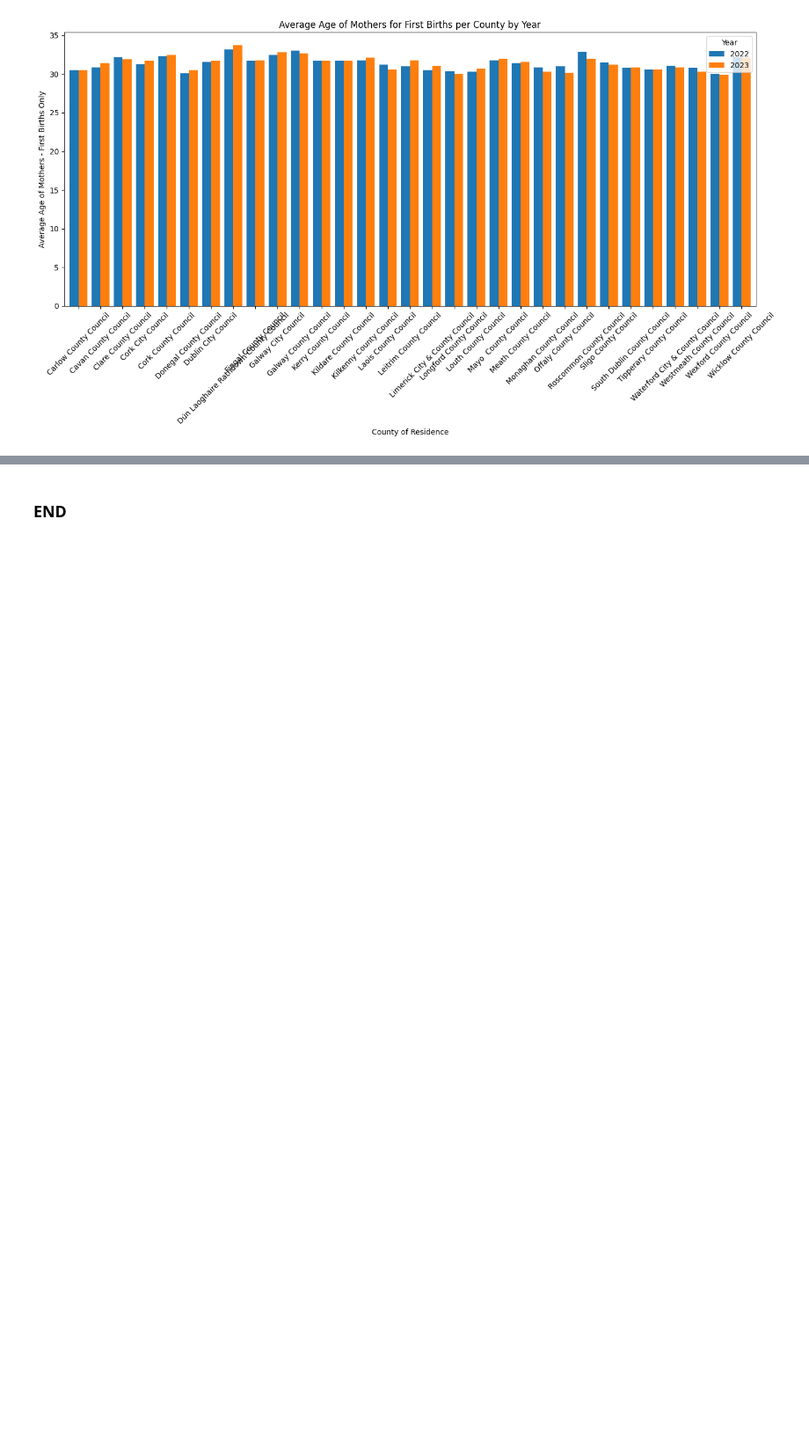
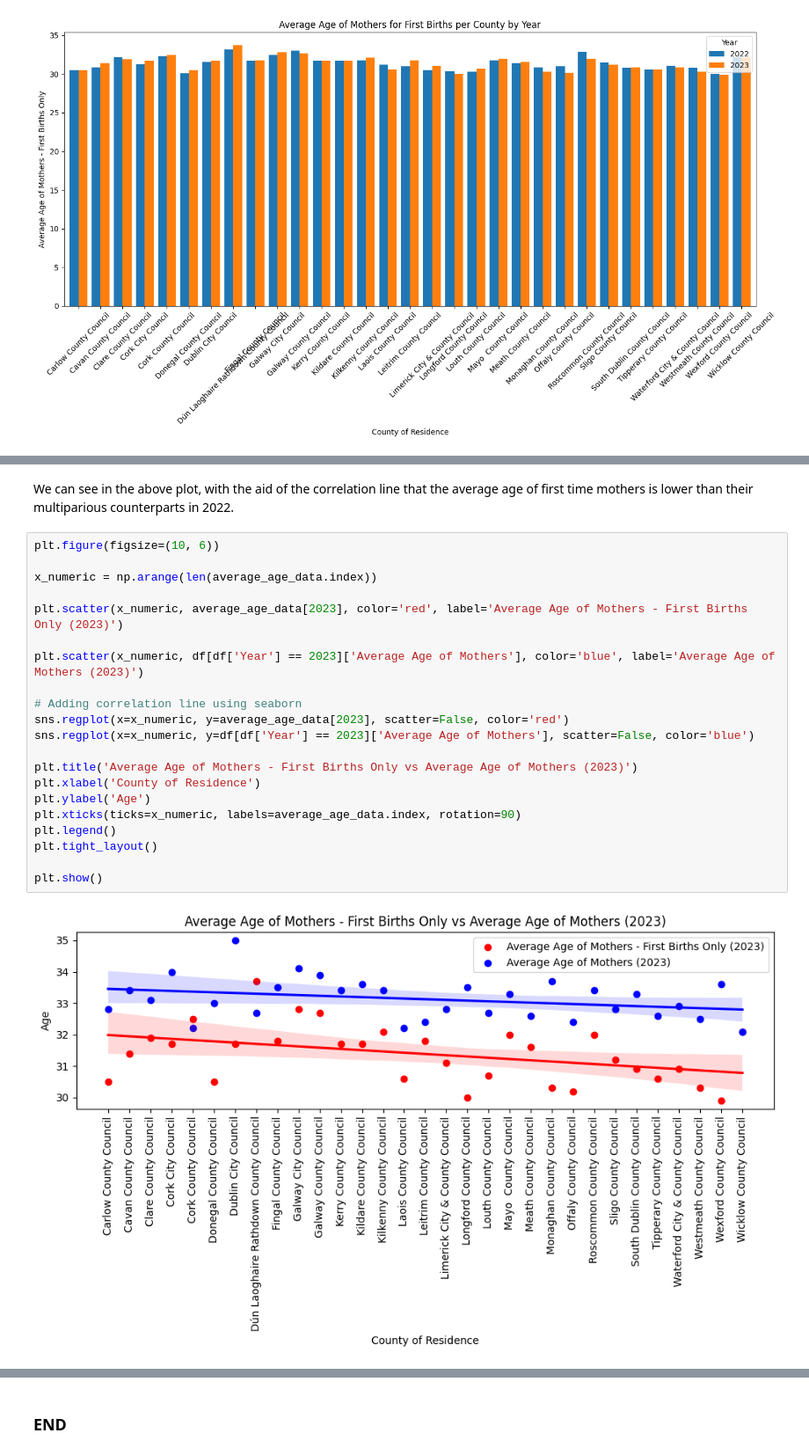
Before and after one commit to GraceMarySmyth/programming-for-data-analytics, a Jupyter notebook: Big_project/birth_rates.ipynb, the cells around one changed output, grey strips where cells are left out. Shown at 88% size. Cells and saved outputs as stored; diff of their text form; blank space fills up the shorter version.

```diff
--- a/Big_project/birth_rates.ipynb
+++ b/Big_project/birth_rates.ipynb
@@ -235,0 +268,25 @@ This graph tells us that the average age of first time mothers is fairly uniform
+# %% [markdown]
+We can see in the above plot, with the aid of the correlation line that the average age of first time mothers is lower than their multiparious counterparts in 2022.
+# %%
+plt.figure(figsize=(10, 6))
+
+x_numeric = np.arange(len(average_age_data.index))
+
+plt.scatter(x_numeric, average_age_data[2023], color='red', label='Average Age of Mothers - First Births Only (2023)')
+
+plt.scatter(x_numeric, df[df['Year'] == 2023]['Average Age of Mothers'], color='blue', label='Average Age of Mothers (2023)')
+
+# Adding correlation line using seaborn
+sns.regplot(x=x_numeric, y=average_age_data[2023], scatter=False, color='red')
+sns.regplot(x=x_numeric, y=df[df['Year'] == 2023]['Average Age of Mothers'], scatter=False, color='blue')
+
+plt.title('Average Age of Mothers - First Births Only vs Average Age of Mothers (2023)')
+plt.xlabel('County of Residence')
+plt.ylabel('Age')
+plt.xticks(ticks=x_numeric, labels=average_age_data.index, rotation=90)
+plt.legend()
+plt.tight_layout()
+
+plt.show()
+# %% [output]
+[figure, added]
```
Also changed, not shown: parts of 18 cells of this notebook.
